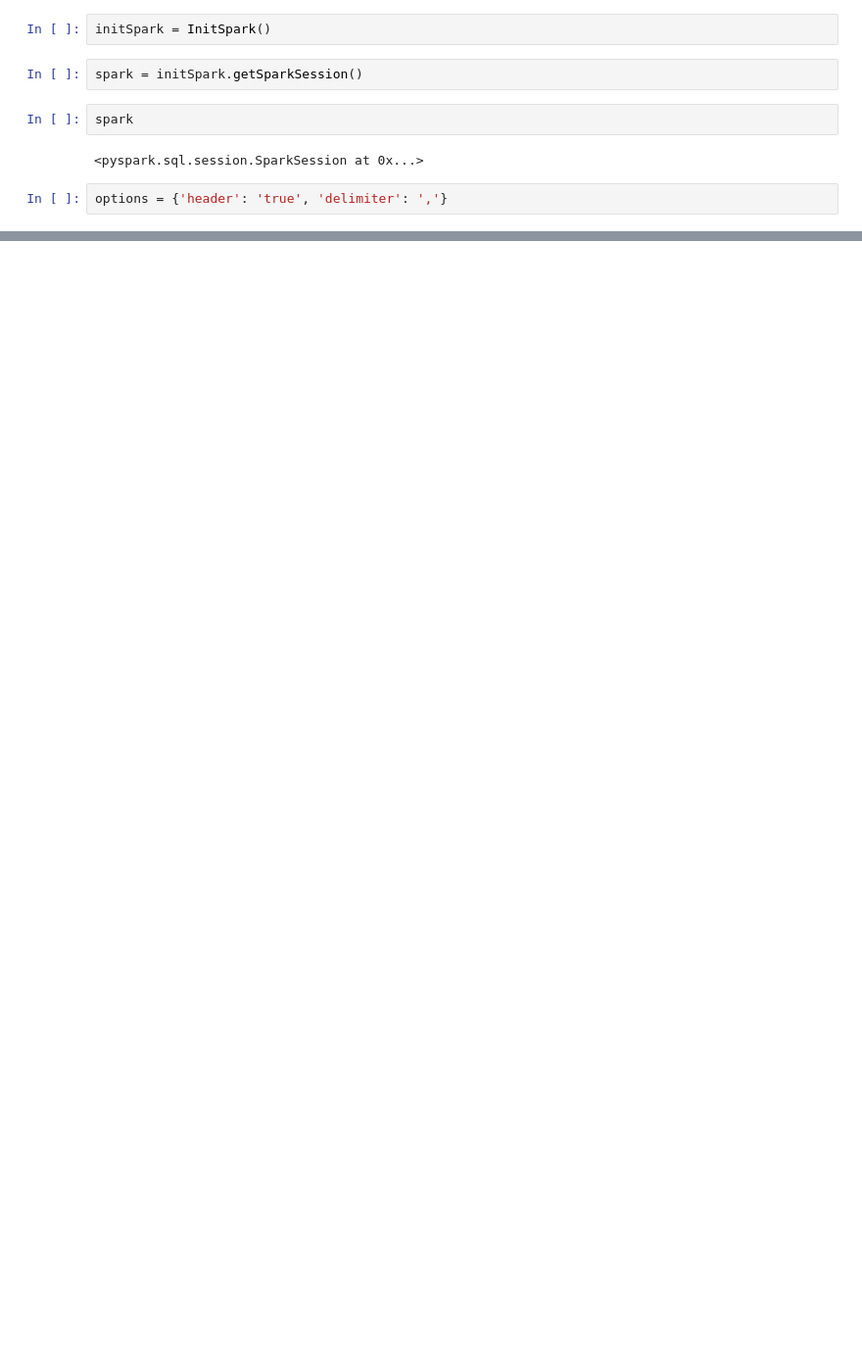
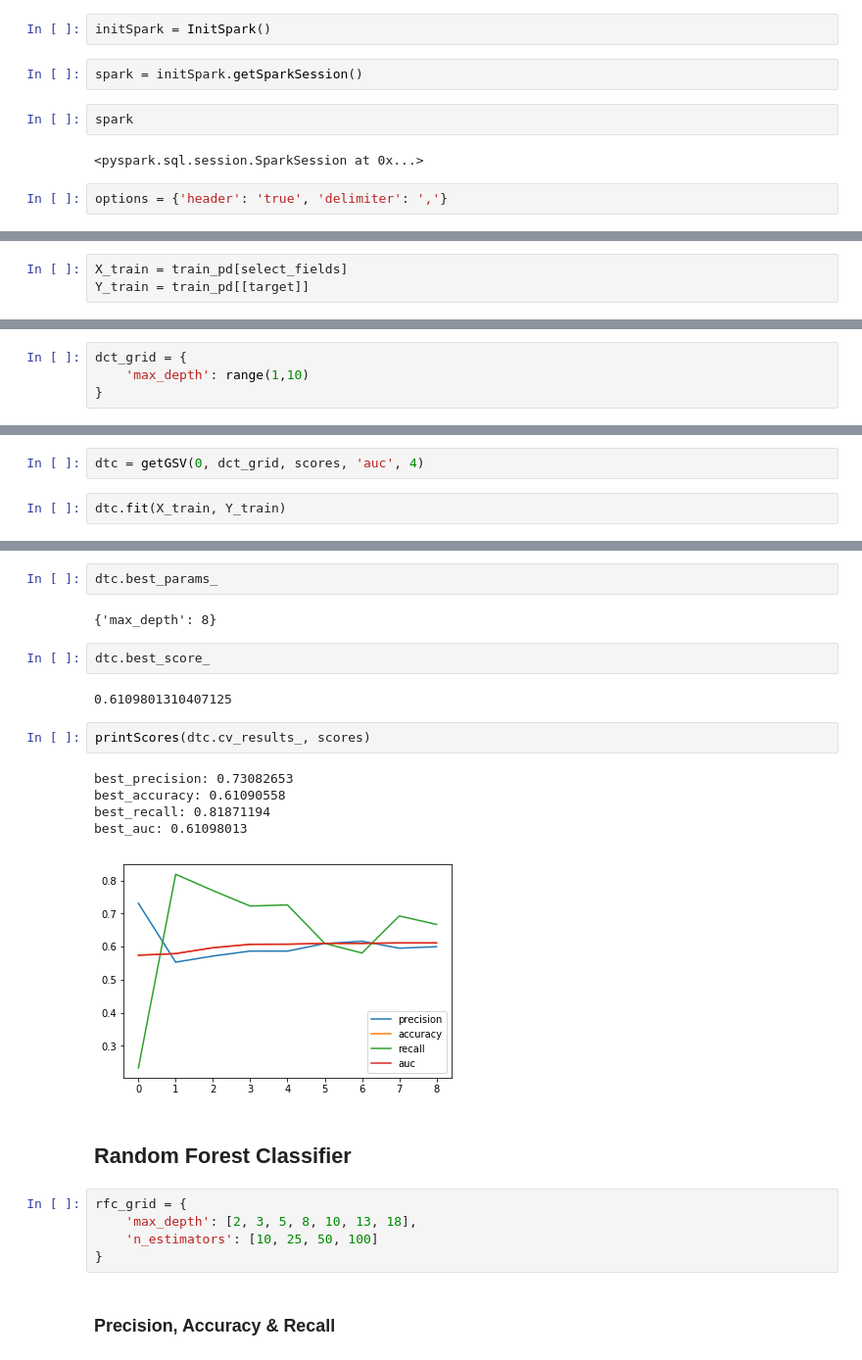
Before and after one commit to JuanBrugera/Kschool-TFM, a Jupyter notebook: Main.ipynb, the cells around one changed output, grey strips where cells are left out. Shown at 98% size. Cells and saved outputs as stored; diff of their text form; blank space fills up the shorter version.

```diff
--- a/Main.ipynb
+++ b/Main.ipynb
@@ -49,0 +348,3 @@ values = {field: train_df.select(field).distinct().count() for field in fields}
+# %%
+X_train = train_pd[select_fields]
+Y_train = train_pd[[target]]
@@ -49,0 +369,4 @@ values = {field: train_df.select(field).distinct().count() for field in fields}
+# %%
+dct_grid = {
+    'max_depth': range(1,10)
+}
@@ -49,0 +375,4 @@ values = {field: train_df.select(field).distinct().count() for field in fields}
+# %%
+dtc = getGSV(0, dct_grid, scores, 'auc', 4)
+# %%
+dtc.fit(X_train, Y_train)
@@ -49,0 +392,25 @@ values = {field: train_df.select(field).distinct().count() for field in fields}
+# %%
+dtc.best_params_
+# %% [output]
+{'max_depth': 8}
+# %%
+dtc.best_score_
+# %% [output]
+0.6109801310407125
+# %%
+printScores(dtc.cv_results_, scores)
+# %% [output]
+best_precision: 0.73082653
+best_accuracy: 0.61090558
+best_recall: 0.81871194
+best_auc: 0.61098013
+[figure, added]
+# %% [markdown]
+## Random Forest Classifier
+# %%
+rfc_grid = {
+    'max_depth': [2, 3, 5, 8, 10, 13, 18],
+    'n_estimators': [10, 25, 50, 100]
+}
+# %% [markdown]
+### Precision, Accuracy & Recall
```
Also changed, not shown: parts of 105 cells of this notebook, 6 other files.
